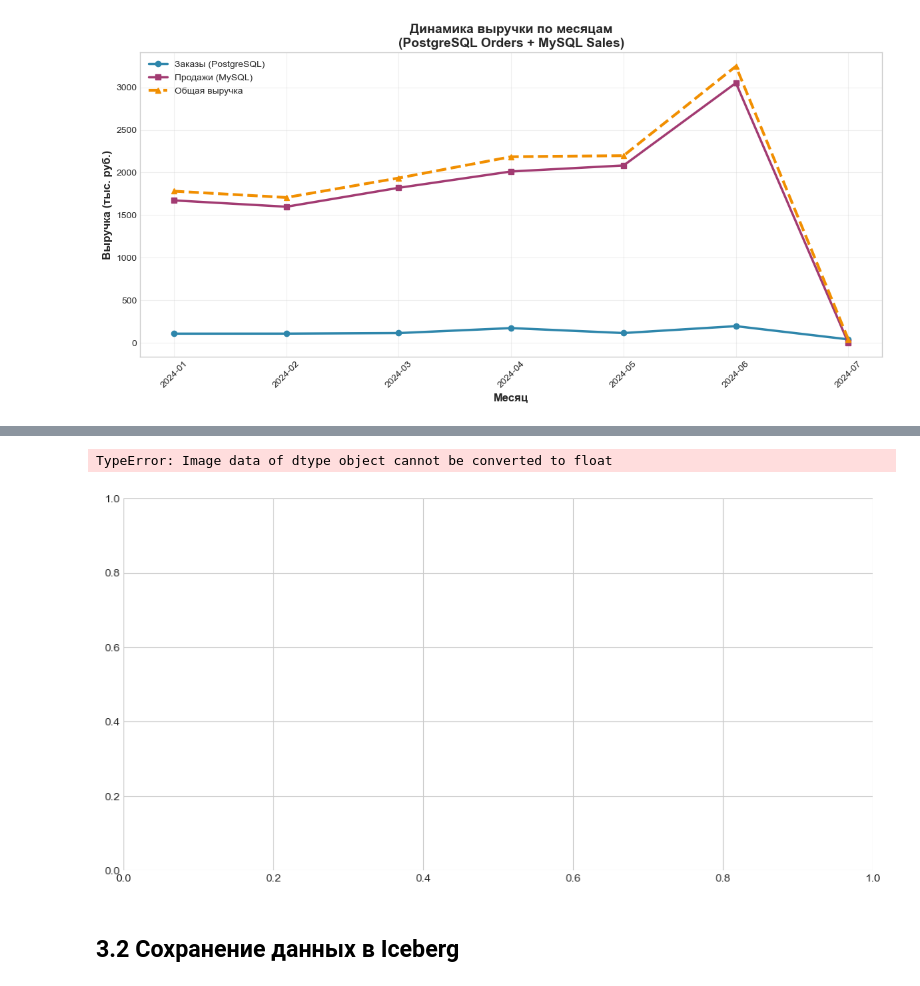
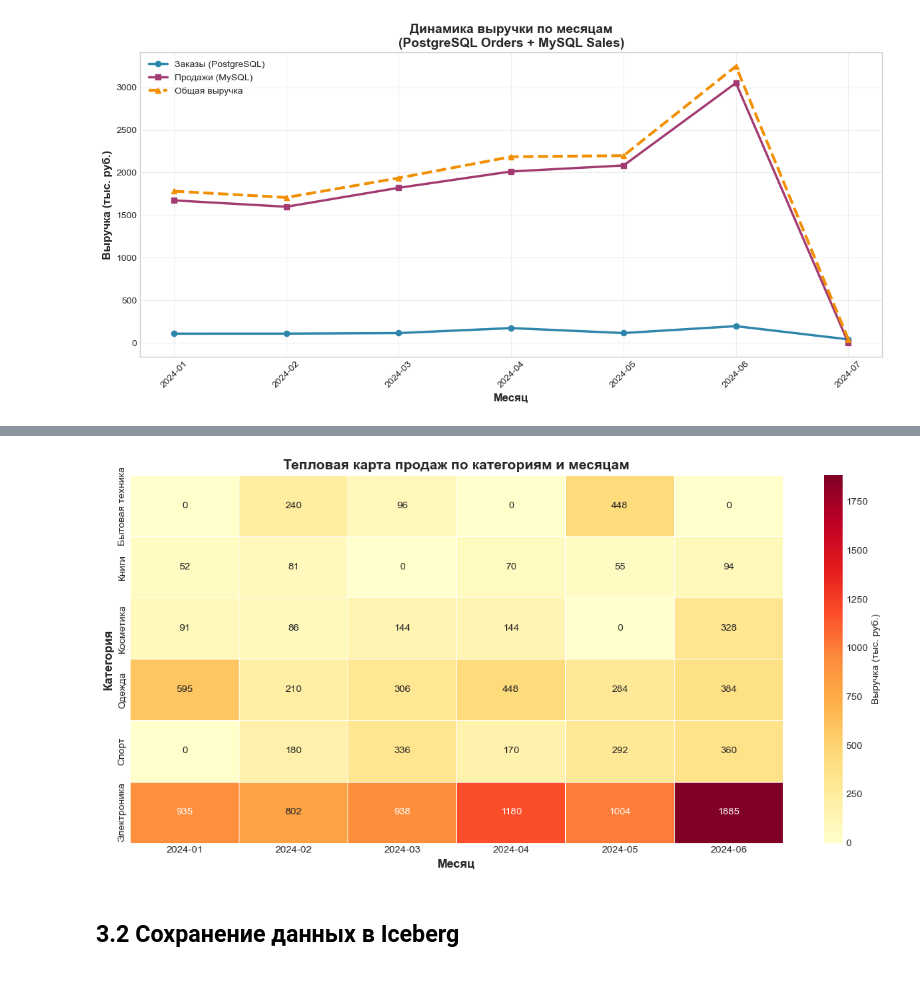
Before and after one commit to NickLitwinow/HSE_MentorsSeminars_FinalAssignment, a Jupyter notebook: final_homework.ipynb, the cells around one changed output, grey strips where cells are left out. Drawn from its saved outputs; the diff is of its cells as text; code cells hidden in the pictures.

```diff
--- a/final_homework.ipynb
+++ b/final_homework.ipynb
@@ -636,31 +636,30 @@ plt.show()
 # %%
 # График 4: Heatmap продаж по категориям и месяцам
 fig, ax = plt.subplots(figsize=(12, 6))
 
 # Подготовка данных для heatmap
 df_heatmap = df_sales_category.copy()
 df_heatmap['month_str'] = pd.to_datetime(df_heatmap['month']).dt.strftime('%Y-%m')
 pivot_table = df_heatmap.pivot_table(
     values='revenue',
     index='category_name',
     columns='month_str',
     aggfunc='sum',
     fill_value=0
-)
+).astype(float)
 
 sns.heatmap(pivot_table/1000, annot=True, fmt='.0f', cmap='YlOrRd',
             linewidths=0.5, ax=ax, cbar_kws={'label': 'Выручка (тыс. руб.)'})
 
 ax.set_xlabel('Месяц', fontsize=12, fontweight='bold')
 ax.set_ylabel('Категория', fontsize=12, fontweight='bold')
 ax.set_title('Тепловая карта продаж по категориям и месяцам',
              fontsize=14, fontweight='bold')
 
 plt.tight_layout()
 plt.show()
 # %% [output]
-TypeError: Image data of dtype object cannot be converted to float
-[figure, old version]
+[figure, new version]
 # %% [markdown]
 ## 3.2 Сохранение данных в Iceberg
 # %%
```
Also changed, not shown: parts of 35 cells of this notebook.
